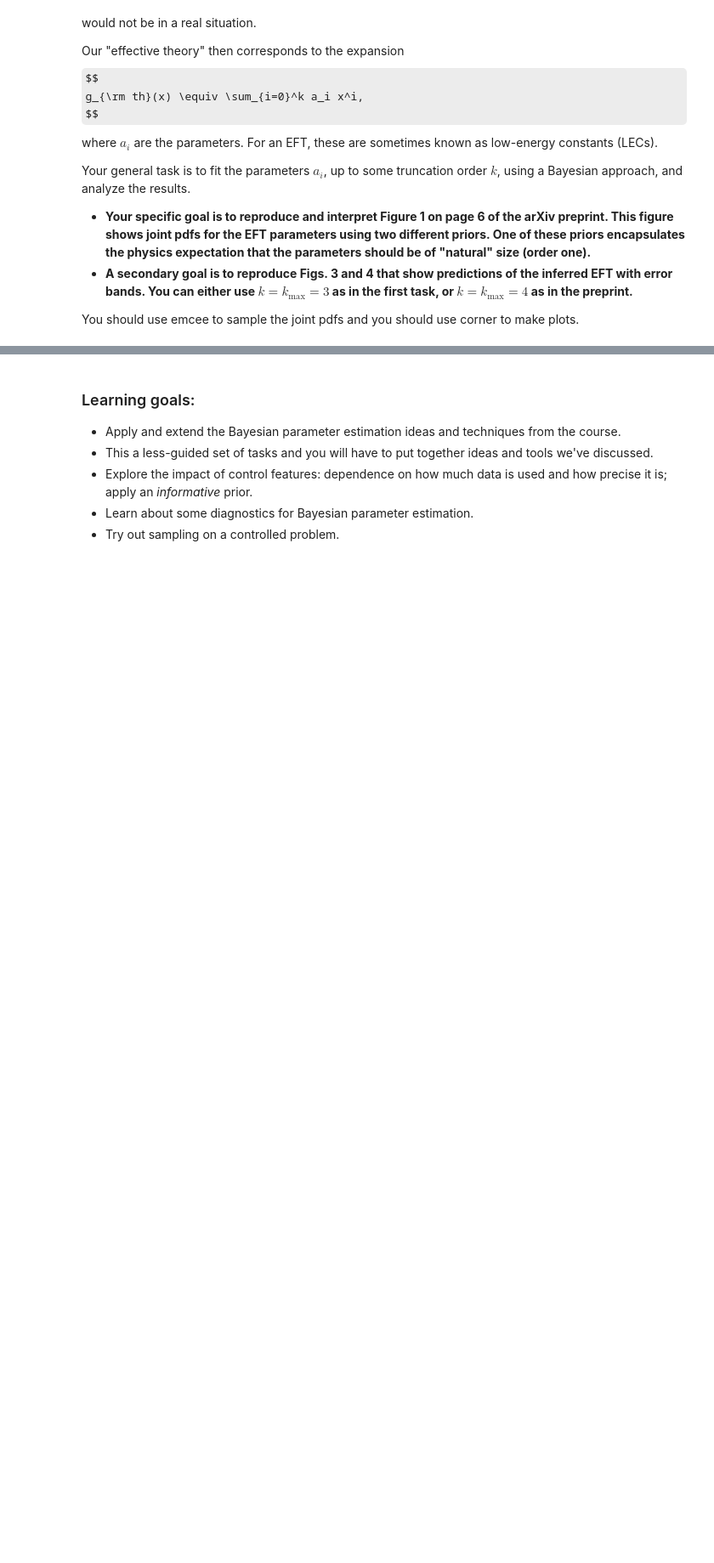
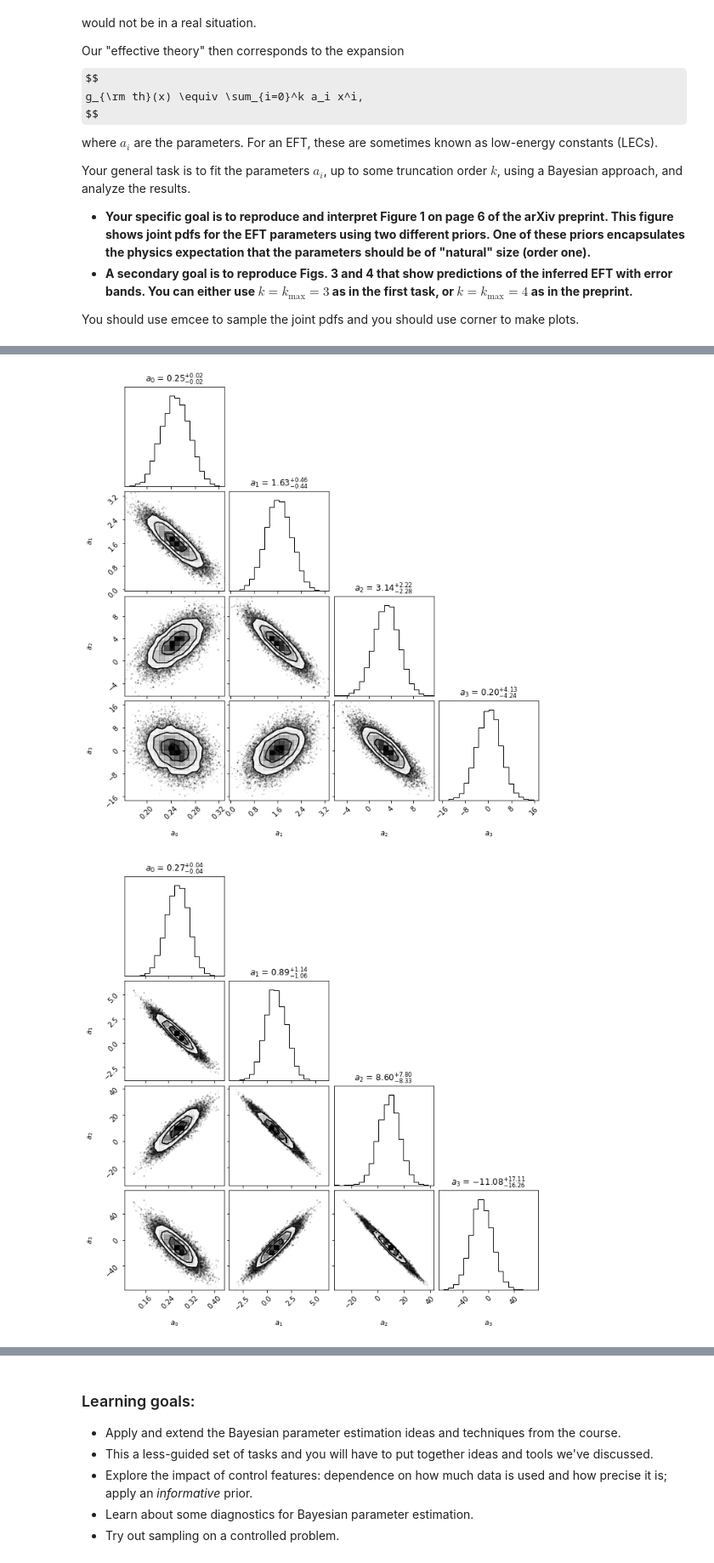
Before and after one commit to pwd-alejandro/learningFromData, a Jupyter notebook: doc/pub/Project1/TIF285_Project1.ipynb, the cells around one changed output, grey strips where cells are left out. Shown at 85% size. Drawn from its saved outputs; the diff is of its cells as text; code cells hidden in the pictures; some formulas as TeX source; blank space fills up the shorter version.

```diff
--- a/doc/pub/Project1/TIF285_Project1.ipynb
+++ b/doc/pub/Project1/TIF285_Project1.ipynb
@@ -48,0 +89,34 @@ You should use emcee to sample the joint pdfs and you should use corner to make
+# %%
+def log_likelihood(a, x, y, dy=s):
+    '''
+    Returns the log likelihood.
+
+    Args:
+        theta: array of floats with two elements. theta[0]=intercept. theta[1]=slope
+        x: data (independent variable). array of floats
+        y: data (dependent variable). array of floats
+        dy: fixed error (optional; default=50), standard deviation of a normal distribution
+
+    Returns:
+        logL: log likelihood
+    '''
+    # YOUR CODE HERE
+    y_model = a[3]*x**3 + a[2]*x**2 + a[1]*x + a[0]
+    logL=-0.5 * np.sum(np.log(2 * np.pi * dy**2) + (y - y_model)**2 / dy**2)
+    return logL
+# %%
+def contour_levels(grid):
+    """Compute 1, 2, 3-sigma contour levels for a gridded 2D posterior"""
+    _sorted = np.sort(grid.ravel())[::-1]
+    pct = np.cumsum(_sorted) / np.sum(_sorted)
+    cutoffs = np.searchsorted(pct, np.array([0.68, 0.95, 0.997]) ** 2)
+    return np.sort(_sorted[cutoffs])
+
+def log_posterior(theta, x, y, flat=True):
+    if flat:
+        return log_flat_prior(theta) + log_likelihood(theta, x, y)
+    else:
+        return log_naturalness_prior(theta) + log_likelihood(theta, x, y)
+
+def minimize_log_posterior (theta,x,y,flat=True):
+    return -log_posterior(theta, x, y, flat=flat)
@@ -48,0 +169,9 @@ You should use emcee to sample the joint pdfs and you should use corner to make
+# %%
+samples=sampler(flat=False)
+# %%
+corner(samples, labels=["$a_0$" , "$a_1$", "$a_2$", "$a_3$"], show_titles=True)
+corner(sampler(flat=True),labels=["$a_0$" , "$a_1$", "$a_2$", "$a_3$"], show_titles=True)
+plt.show()
+# %% [output]
+[figure, added]
+[figure, added]
```
Also changed, not shown: parts of 8 cells of this notebook.
